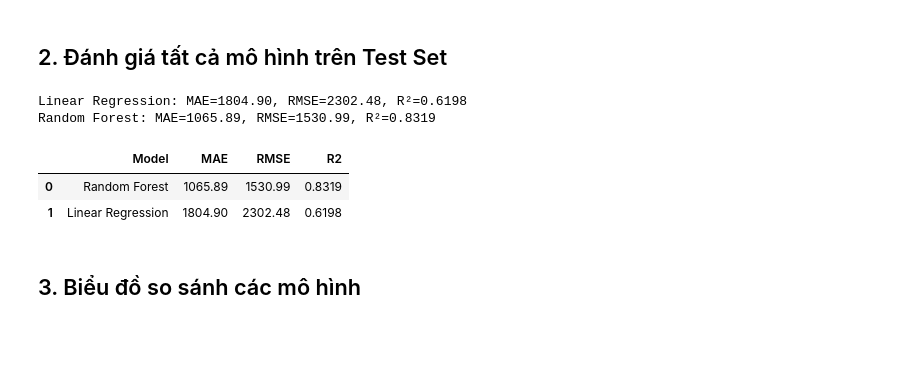
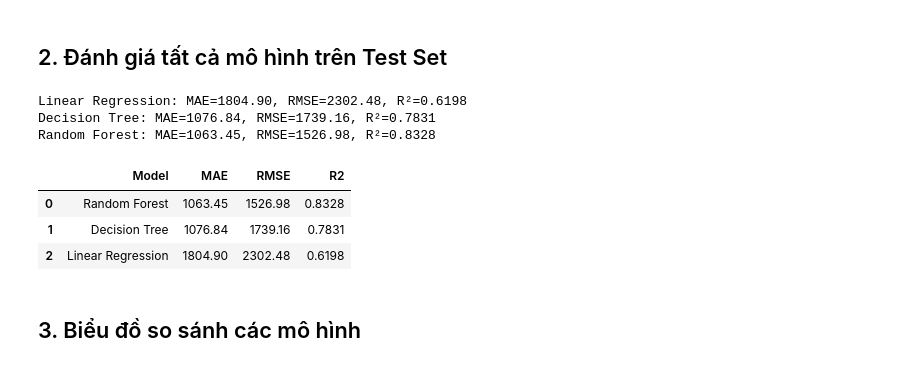
Before and after one commit to MinhMan9/DataMining-FlightPricePrediction, a Jupyter notebook: notebooks/04_final_evaluation_visualization.ipynb, the cells around one changed output. Cells and saved outputs as stored; diff of their text form; code cells hidden in the pictures; blank space fills up the shorter version.

```diff
--- a/notebooks/04_final_evaluation_visualization.ipynb
+++ b/notebooks/04_final_evaluation_visualization.ipynb
@@ -53,41 +53,44 @@ Test set: 2093 samples, 17 features
 # Load tất cả models đã lưu
 model_paths = {
     "Linear Regression": MODELS_DIR / "baseline" / "linear_regression.joblib",
-    "Random Forest": MODELS_DIR / "baseline" / "random_forest.joblib",
+    "Decision Tree": MODELS_DIR / "baseline" / "decision_tree.joblib",
+    "Random Forest": MODELS_DIR / "improved" / "random_forest.joblib",
 }
 
 # Đánh giá từng model
 results = []
 predictions = {}
 
 for name, path in model_paths.items():
     if not path.exists():
         print(f"SKIP: {name} - chưa train (file không tồn tại)")
         continue
     model = load_model(path)
     y_pred = model.predict(X_test)
 
     mae = mean_absolute_error(y_test, y_pred)
     rmse = mean_squared_error(y_test, y_pred) ** 0.5
     r2 = r2_score(y_test, y_pred)
 
     results.append({
         "Model": name,
         "MAE": round(mae, 2),
         "RMSE": round(rmse, 2),
         "R2": round(r2, 4),
     })
     predictions[name] = y_pred
     print(f"{name}: MAE={mae:.2f}, RMSE={rmse:.2f}, R²={r2:.4f}")
 
 results_df = pd.DataFrame(results).sort_values("R2", ascending=False).reset_index(drop=True)
 display(results_df)
 # %% [output]
 Linear Regression: MAE=1804.90, RMSE=2302.48, R²=0.6198
-Random Forest: MAE=1065.89, RMSE=1530.99, R²=0.8319
+Decision Tree: MAE=1076.84, RMSE=1739.16, R²=0.7831
+Random Forest: MAE=1063.45, RMSE=1526.98, R²=0.8328
 |  | Model | MAE | RMSE | R2 |
-| 0 | Random Forest | 1065.89 | 1530.99 | 0.8319 |
-| 1 | Linear Regression | 1804.90 | 2302.48 | 0.6198 |
+| 0 | Random Forest | 1063.45 | 1526.98 | 0.8328 |
+| 1 | Decision Tree | 1076.84 | 1739.16 | 0.7831 |
+| 2 | Linear Regression | 1804.90 | 2302.48 | 0.6198 |
 # %% [markdown]
 <!-- @format -->
 
```
Also changed, not shown: parts of 7 cells of this notebook, 8 other files.
